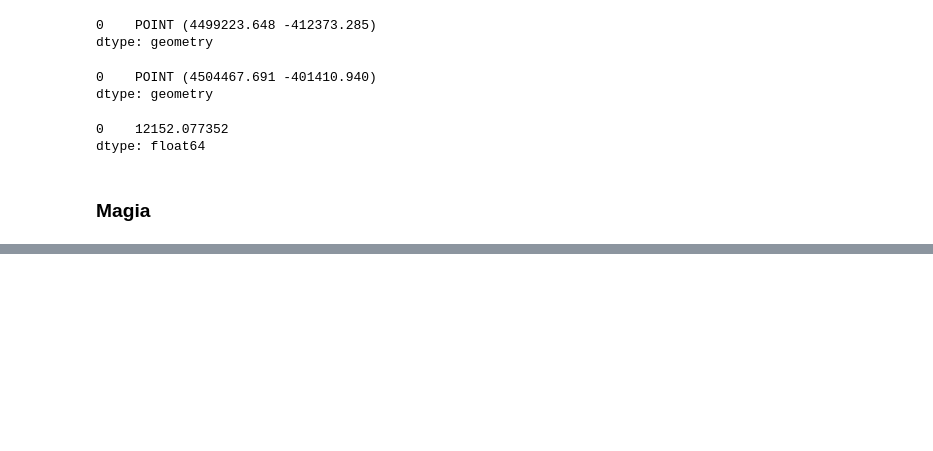
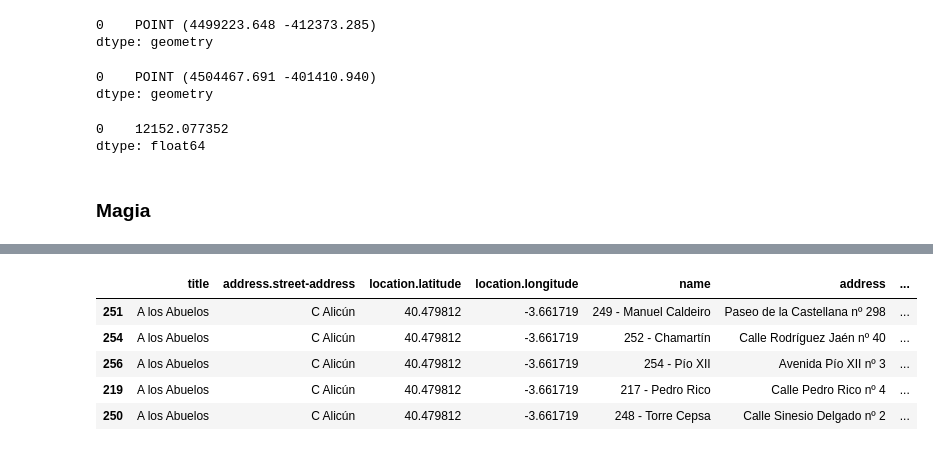
Before and after one commit to javiergispert/proyecto_m1, a Jupyter notebook: notebooks/Main.ipynb, the cells around one changed output, grey strips where cells are left out. Cells and saved outputs as stored; diff of their text form; code cells hidden in the pictures; blank space fills up the shorter version.

```diff
--- a/notebooks/Main.ipynb
+++ b/notebooks/Main.ipynb
@@ -286,0 +281,7 @@ KeyError: "None of [Float64Index([12152.077352437933], dtype='float64')] are in
+# %%
+%%time
+
+df_nuevo = df_monu.head(2)
+df_test = pd.concat([df_nuevo, df_bic], axis=1).ffill()
+df_test['Distancia'] = df_test.apply(lambda x: distance_meters(x['location.latitude'], x['location.longitude'], x['location.latitude.bic'], x['location.longitude.bic']), axis=1)
+zz2 = df_test.sort_values(by = 'Distancia')
@@ -286,0 +291,9 @@ KeyError: "None of [Float64Index([12152.077352437933], dtype='float64')] are in
+# %%
+zz2.head()
+# %% [output]
+|  | title | address.street-address | location.latitude | location.longitude | name | address | ... |
+| 251 | A los Abuelos | C Alicún | 40.479812 | -3.661719 | 249 - Manuel Caldeiro | Paseo de la Castellana nº 298 | ... |
+| 254 | A los Abuelos | C Alicún | 40.479812 | -3.661719 | 252 - Chamartín | Calle Rodríguez Jaén nº 40 | ... |
+| 256 | A los Abuelos | C Alicún | 40.479812 | -3.661719 | 254 - Pío XII | Avenida Pío XII nº 3 | ... |
+| 219 | A los Abuelos | C Alicún | 40.479812 | -3.661719 | 217 - Pedro Rico | Calle Pedro Rico nº 4 | ... |
+| 250 | A los Abuelos | C Alicún | 40.479812 | -3.661719 | 248 - Torre Cepsa | Calle Sinesio Delgado nº 2 | ... |
```
Also changed, not shown: parts of 23 cells of this notebook, 2 other files.
